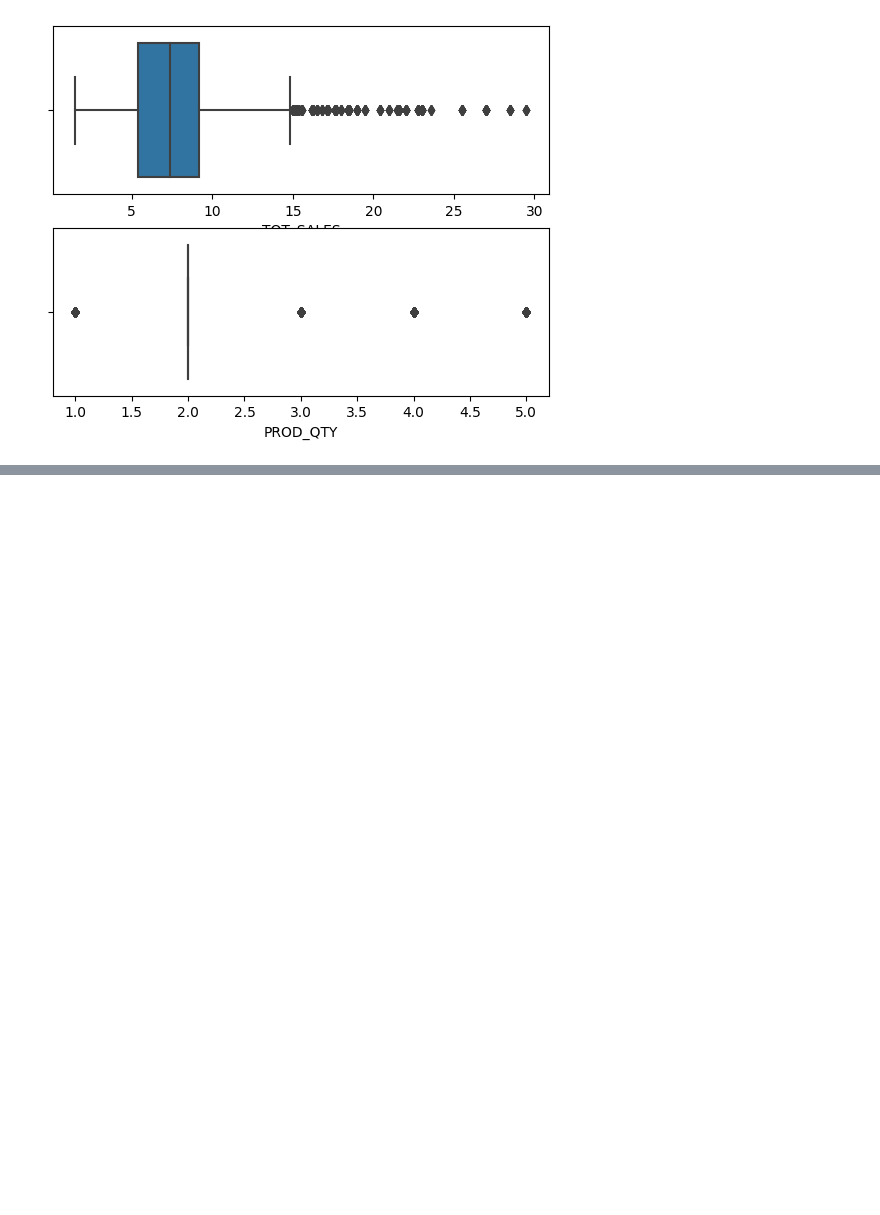
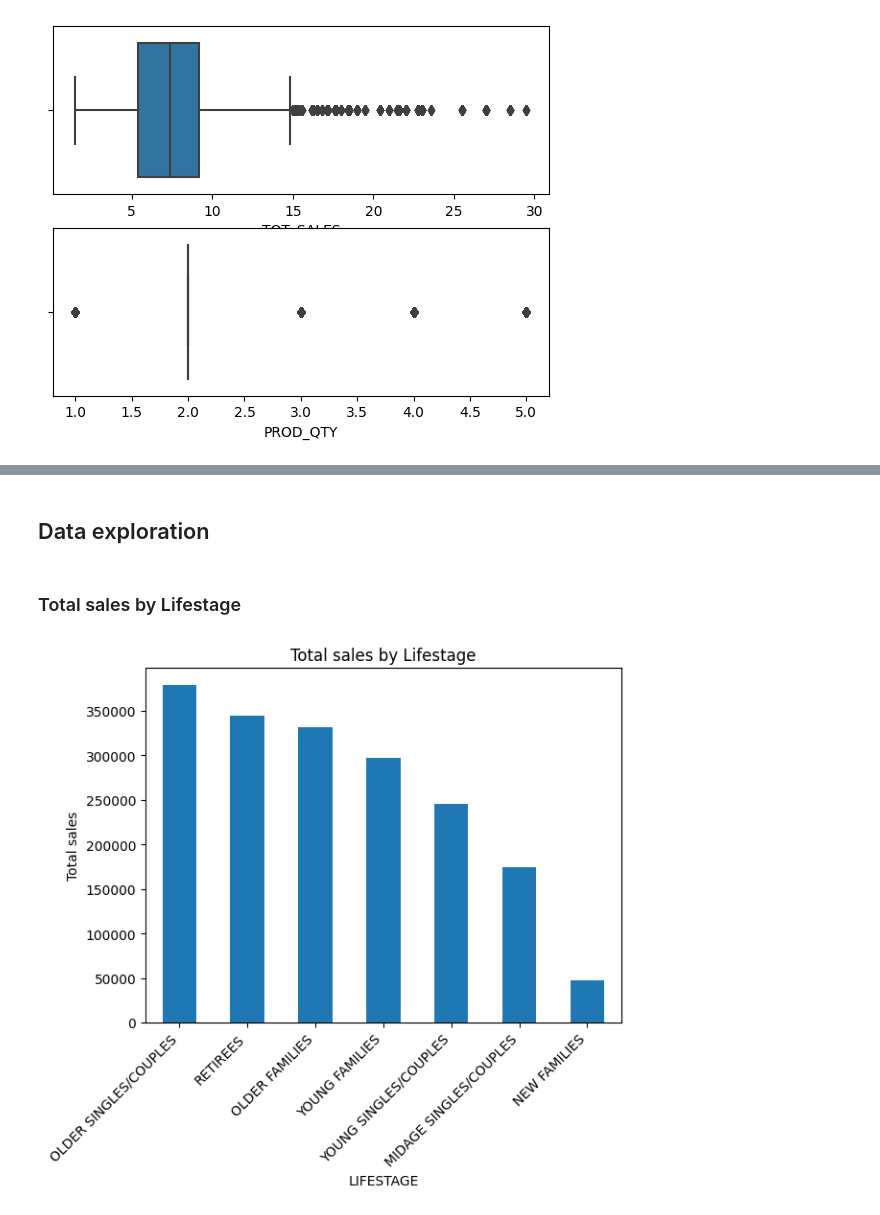
Before and after one commit to nav500/zed-supermart-customer-analysis, a Jupyter notebook: data_preparation.ipynb, the cells around one changed output, grey strips where cells are left out. Cells and saved outputs as stored; diff of their text form; code cells hidden in the pictures; blank space fills up the shorter version.

```diff
--- a/data_preparation.ipynb
+++ b/data_preparation.ipynb
@@ -168,0 +305,5 @@ plt.show()
+# %%
+import re
+
+transact_data["WEIGHT (g)"] = transact_data["PROD_NAME"].apply(lambda x: re.findall(r'[0-9]+', x)[0])
+transact_data["WEIGHT (g)"] = transact_data["WEIGHT (g)"].astype("int")
@@ -168,0 +363,4 @@ plt.show()
+# %%
+cust_data["LIFESTAGE"] = cust_data["LIFESTAGE"].astype("category")
+cust_data["PREMIUM_CUSTOMER"] = cust_data["PREMIUM_CUSTOMER"].astype("category")
+cust_data.info()
@@ -168,0 +382,2 @@ plt.show()
+# %%
+cust_transact_data = pd.merge(cust_data, transact_data, on="LYLTY_CARD_NBR")
@@ -168,0 +413,9 @@ plt.show()
+# %% [markdown]
+## Data exploration
+# %%
+def bar_plots(data_series, x_label, y_label, title):
+    fig, ax = plt.subplots()
+    ax = data_series.plot.bar()
+    ax.set_ylabel(y_label)
+    ax.set_title(title)
+    ax.set_xticklabels(x_label, rotation=45, ha='right')
@@ -168,0 +429,17 @@ plt.show()
+# %% [markdown]
+### Total sales by Lifestage
+# %%
+# fig, ax = plt.subplots()
+# ax = cust_transact_data.groupby("LIFESTAGE")["TOT_SALES"].sum().sort_values(ascending=False).plot.bar()
+# ax.set_ylabel("Total sales")
+# ax.set_title("Total sales by Lifestage")
+# ax.set_xticks(rotation=45)
+lifestage_sales_sr = cust_transact_data.groupby("LIFESTAGE")["TOT_SALES"].sum().sort_values(ascending=False)
+bar_plots(
+    data_series=lifestage_sales_sr,
+    x_label=list(lifestage_sales_sr.index),
+    y_label="Total sales",
+    title="Total sales by Lifestage"
+)
+# %% [output]
+[figure, added]
```
Also changed, not shown: parts of 55 cells of this notebook.
